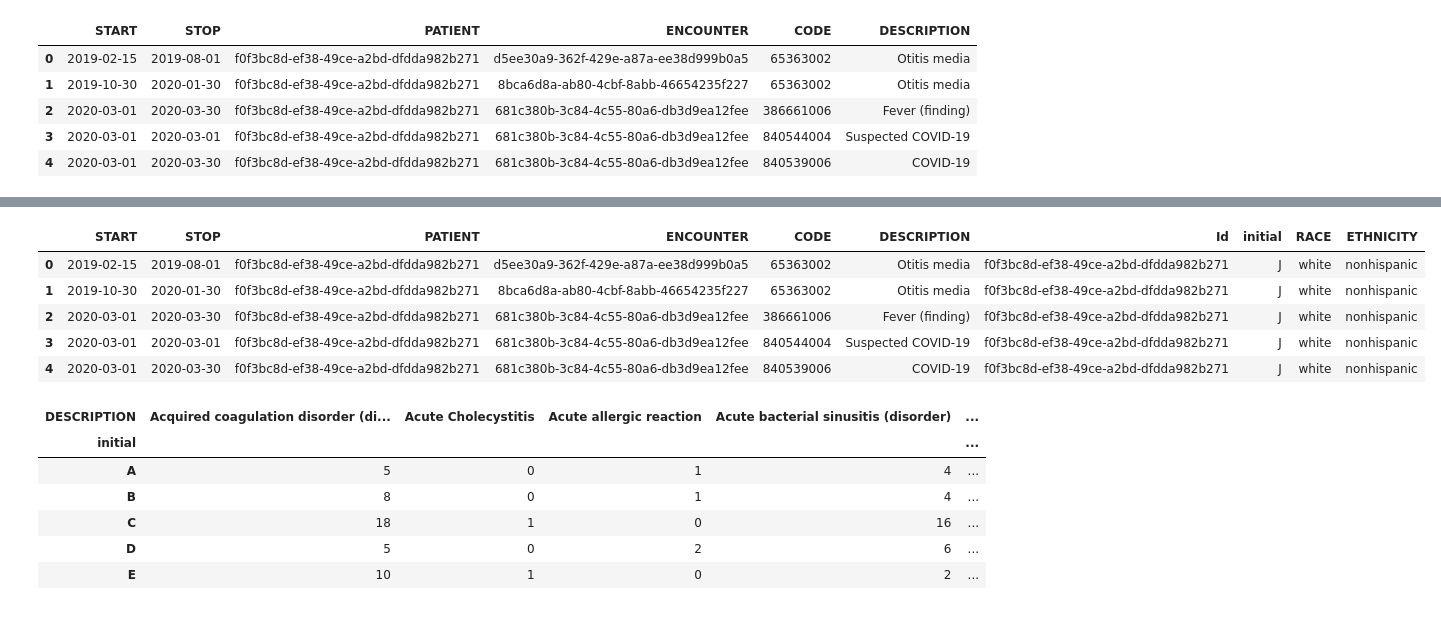
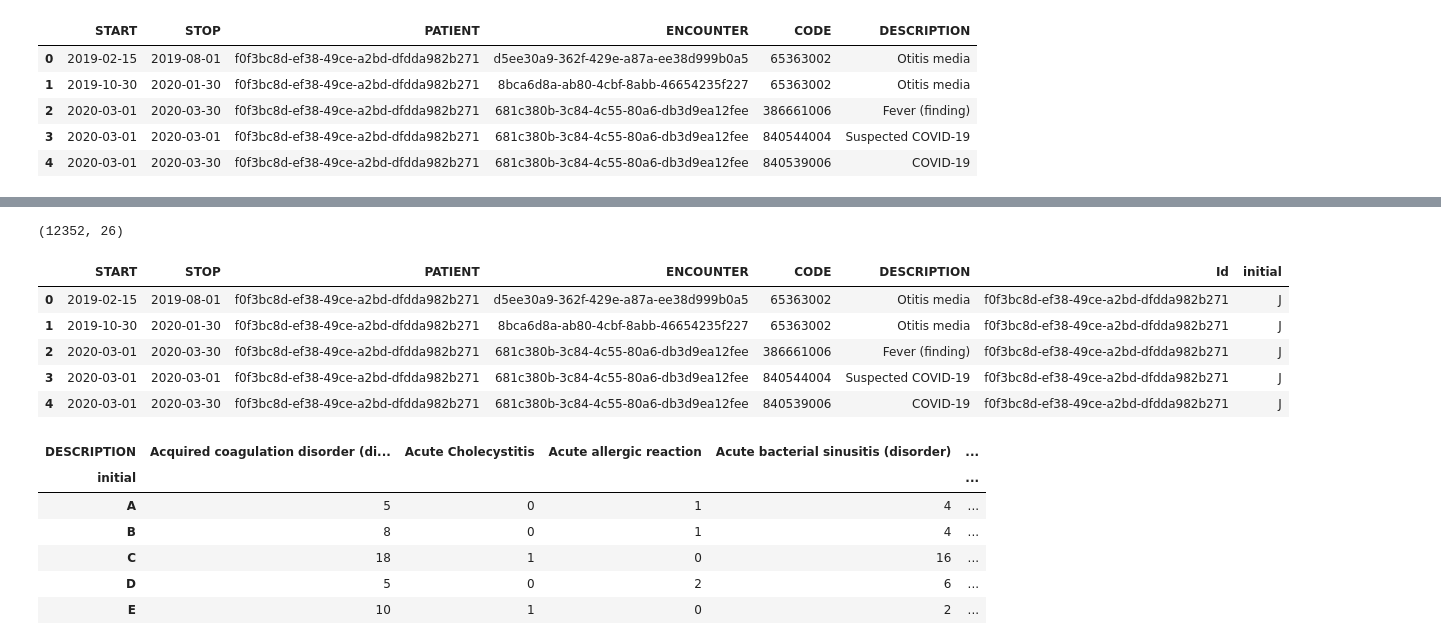
Before and after one commit to IGardocki/First-Initial-vs-Medical-Conditions, a Jupyter notebook: First_vs_medical_conditions.ipynb, the cells around one changed output, grey strips where cells are left out. Cells and saved outputs as stored; diff of their text form; code cells hidden in the pictures.

```diff
--- a/First_vs_medical_conditions.ipynb
+++ b/First_vs_medical_conditions.ipynb
@@ -33,6 +10,7 @@ All .csv files found:
 # %%
-patients = pd.read_csv('sample_data/patients.csv')
-conditions = pd.read_csv('sample_data/conditions.csv')
+# load data
+conditions = pd.read_csv('/content/drive/MyDrive/Colab Notebooks/conditions.csv')
+patients = pd.read_csv('/content/drive/MyDrive/Colab Notebooks/patients.csv')
 display(patients.head())
 display(conditions.head())
 # %% [output]
@@ -56,14 +42,17 @@ patients['initial'] = patients['FIRST'].str[0].str.upper()
+# %%
+patients.shape
+# %% [output]
+(12352, 26)
 # %%
-# 3. Merge the datasets
-# We link the condition to the patient using the ID
-df = pd.merge(conditions, patients[['Id', 'initial', 'RACE', 'ETHNICITY']],
+# merge datasets linking the condition to the patient using the ID
+df = pd.merge(conditions, patients[['Id', 'initial']],
               left_on='PATIENT', right_on='Id')
 df.head()
 # %% [output]
-|  | START | STOP | PATIENT | ENCOUNTER | CODE | DESCRIPTION | Id | initial | RACE | ETHNICITY |
-| 0 | 2019-02-15 | 2019-08-01 | f0f3bc8d-ef38-49ce-a2bd-dfdda982b271 | d5ee30a9-362f-429e-a87a-ee38d999b0a5 | 65363002 | Otitis media | f0f3bc8d-ef38-49ce-a2bd-dfdda982b271 | J | white | nonhispanic |
-| 1 | 2019-10-30 | 2020-01-30 | f0f3bc8d-ef38-49ce-a2bd-dfdda982b271 | 8bca6d8a-ab80-4cbf-8abb-46654235f227 | 65363002 | Otitis media | f0f3bc8d-ef38-49ce-a2bd-dfdda982b271 | J | white | nonhispanic |
-| 2 | 2020-03-01 | 2020-03-30 | f0f3bc8d-ef38-49ce-a2bd-dfdda982b271 | 681c380b-3c84-4c55-80a6-db3d9ea12fee | 386661006 | Fever (finding) | f0f3bc8d-ef38-49ce-a2bd-dfdda982b271 | J | white | nonhispanic |
-| 3 | 2020-03-01 | 2020-03-01 | f0f3bc8d-ef38-49ce-a2bd-dfdda982b271 | 681c380b-3c84-4c55-80a6-db3d9ea12fee | 840544004 | Suspected COVID-19 | f0f3bc8d-ef38-49ce-a2bd-dfdda982b271 | J | white | nonhispanic |
-| 4 | 2020-03-01 | 2020-03-30 | f0f3bc8d-ef38-49ce-a2bd-dfdda982b271 | 681c380b-3c84-4c55-80a6-db3d9ea12fee | 840539006 | COVID-19 | f0f3bc8d-ef38-49ce-a2bd-dfdda982b271 | J | white | nonhispanic |
+|  | START | STOP | PATIENT | ENCOUNTER | CODE | DESCRIPTION | Id | initial |
+| 0 | 2019-02-15 | 2019-08-01 | f0f3bc8d-ef38-49ce-a2bd-dfdda982b271 | d5ee30a9-362f-429e-a87a-ee38d999b0a5 | 65363002 | Otitis media | f0f3bc8d-ef38-49ce-a2bd-dfdda982b271 | J |
+| 1 | 2019-10-30 | 2020-01-30 | f0f3bc8d-ef38-49ce-a2bd-dfdda982b271 | 8bca6d8a-ab80-4cbf-8abb-46654235f227 | 65363002 | Otitis media | f0f3bc8d-ef38-49ce-a2bd-dfdda982b271 | J |
+| 2 | 2020-03-01 | 2020-03-30 | f0f3bc8d-ef38-49ce-a2bd-dfdda982b271 | 681c380b-3c84-4c55-80a6-db3d9ea12fee | 386661006 | Fever (finding) | f0f3bc8d-ef38-49ce-a2bd-dfdda982b271 | J |
+| 3 | 2020-03-01 | 2020-03-01 | f0f3bc8d-ef38-49ce-a2bd-dfdda982b271 | 681c380b-3c84-4c55-80a6-db3d9ea12fee | 840544004 | Suspected COVID-19 | f0f3bc8d-ef38-49ce-a2bd-dfdda982b271 | J |
+| 4 | 2020-03-01 | 2020-03-30 | f0f3bc8d-ef38-49ce-a2bd-dfdda982b271 | 681c380b-3c84-4c55-80a6-db3d9ea12fee | 840539006 | COVID-19 | f0f3bc8d-ef38-49ce-a2bd-dfdda982b271 | J |
 # %%
```
Also changed, not shown: parts of 20 cells of this notebook.
